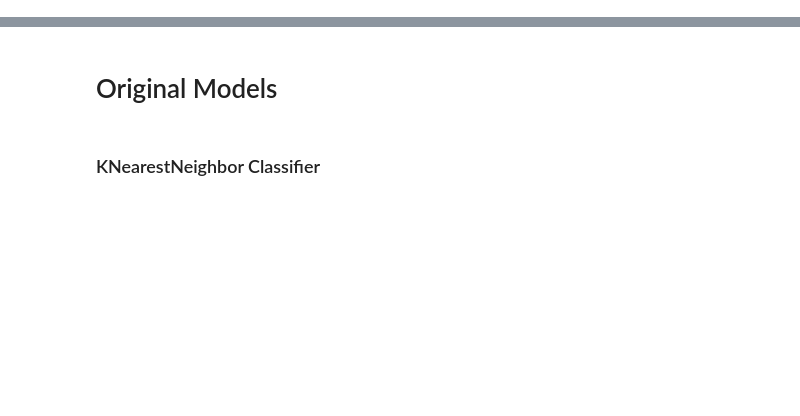
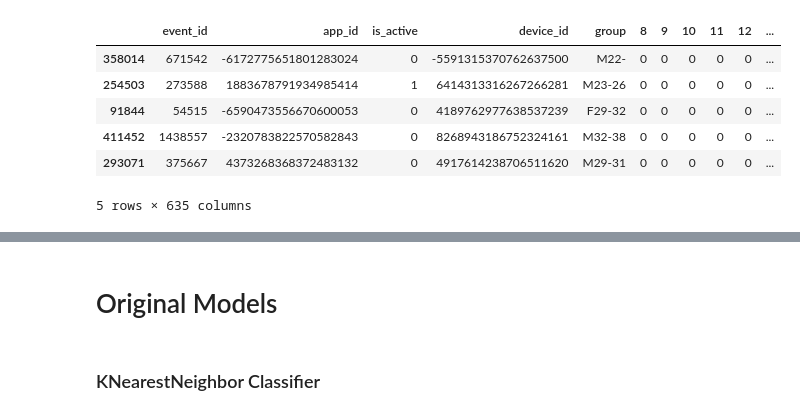
Before and after one commit to jhl126/Talking-Data-User-Demographics, a Jupyter notebook: Final Capstone Supervised Learning.ipynb, the cells around one changed output, grey strips where cells are left out. Drawn from its saved outputs; the diff is of its cells as text; code cells hidden in the pictures; blank space fills up the shorter version.

```diff
--- a/Final Capstone Supervised Learning.ipynb
+++ b/Final Capstone Supervised Learning.ipynb
@@ -37,0 +28,13 @@ final_df.head()
+# %%
+# Due to time constraints and such a large data set, I subsampled my data to work with a smaller set for preprocessing
+final_df = pd.read_csv("./cleaned_data.csv")
+final_df = final_df.sample(100000, random_state=13)
+final_df.head()
+# %% [output]
+|  | event_id | app_id | is_active | device_id | group | 8 | 9 | 10 | 11 | 12 | ... |
+| 358014 | 671542 | -6172775651801283024 | 0 | -5591315370762637500 | M22- | 0 | 0 | 0 | 0 | 0 | ... |
+| 254503 | 273588 | 1883678791934985414 | 1 | 6414313316267266281 | M23-26 | 0 | 0 | 0 | 0 | 0 | ... |
+| 91844 | 54515 | -6590473556670600053 | 0 | 4189762977638537239 | F29-32 | 0 | 0 | 0 | 0 | 0 | ... |
+| 411452 | 1438557 | -2320783822570582843 | 0 | 8268943186752324161 | M32-38 | 0 | 0 | 0 | 0 | 0 | ... |
+| 293071 | 375667 | 4373268368372483132 | 0 | 4917614238706511620 | M29-31 | 0 | 0 | 0 | 0 | 0 | ... |
+5 rows × 635 columns
```
Also changed, not shown: parts of 20 cells of this notebook.
